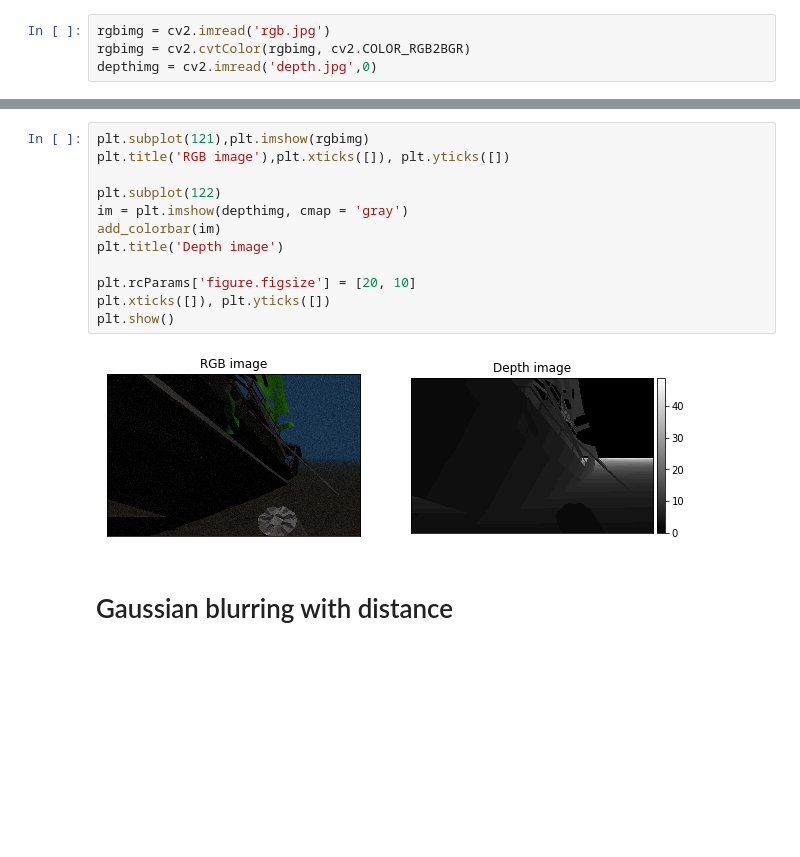
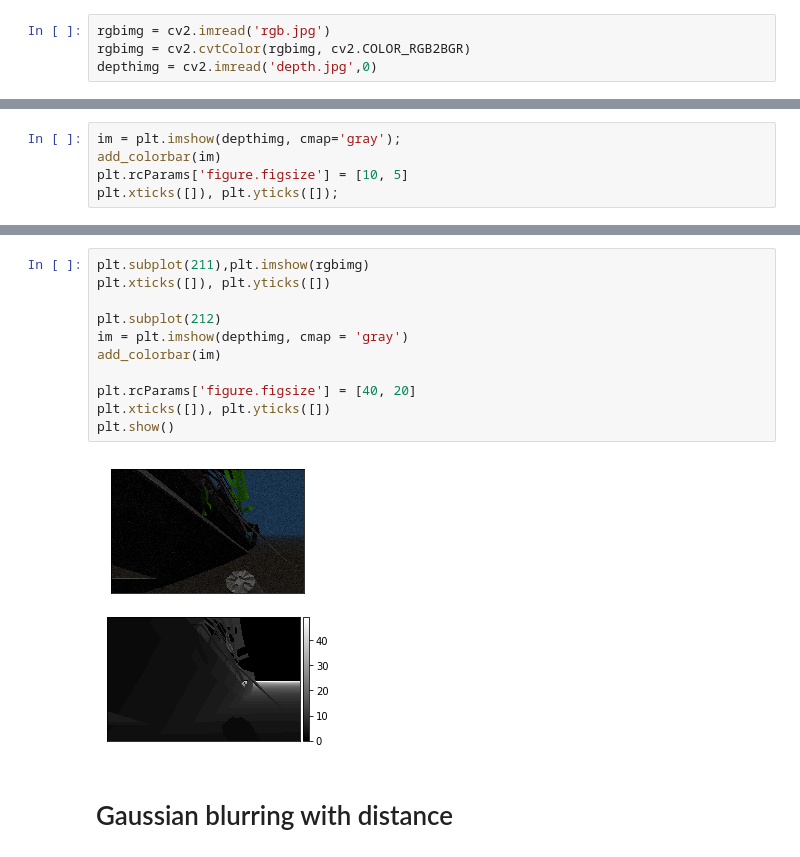
Before and after one commit to olayasturias/uw_img_sim, a Jupyter notebook: nodes/Demo.ipynb, the cells around one changed output, grey strips where cells are left out. Cells and saved outputs as stored; diff of their text form; blank space fills up the shorter version.

```diff
--- a/nodes/Demo.ipynb
+++ b/nodes/Demo.ipynb
@@ -97,0 +92,5 @@ plt.title("RGB image");
+# %%
+im = plt.imshow(depthimg, cmap='gray');
+add_colorbar(im)
+plt.rcParams['figure.figsize'] = [10, 5]
+plt.xticks([]), plt.yticks([]);
@@ -98,17 +99,16 @@ plt.title("RGB image");
 # %%
-plt.subplot(121),plt.imshow(rgbimg)
-plt.title('RGB image'),plt.xticks([]), plt.yticks([])
+plt.subplot(211),plt.imshow(rgbimg)
+plt.xticks([]), plt.yticks([])
 
-plt.subplot(122)
+plt.subplot(212)
 im = plt.imshow(depthimg, cmap = 'gray')
 add_colorbar(im)
-plt.title('Depth image')
 
-plt.rcParams['figure.figsize'] = [20, 10]
+plt.rcParams['figure.figsize'] = [40, 20]
 plt.xticks([]), plt.yticks([])
 plt.show()
 # %% [output]
-[figure, old version]
+[figure, new version]
 # %% [markdown]
 # Gaussian blurring with distance
 # %% [markdown]
```
Also changed, not shown: parts of 20 cells of this notebook, 4 other files.
